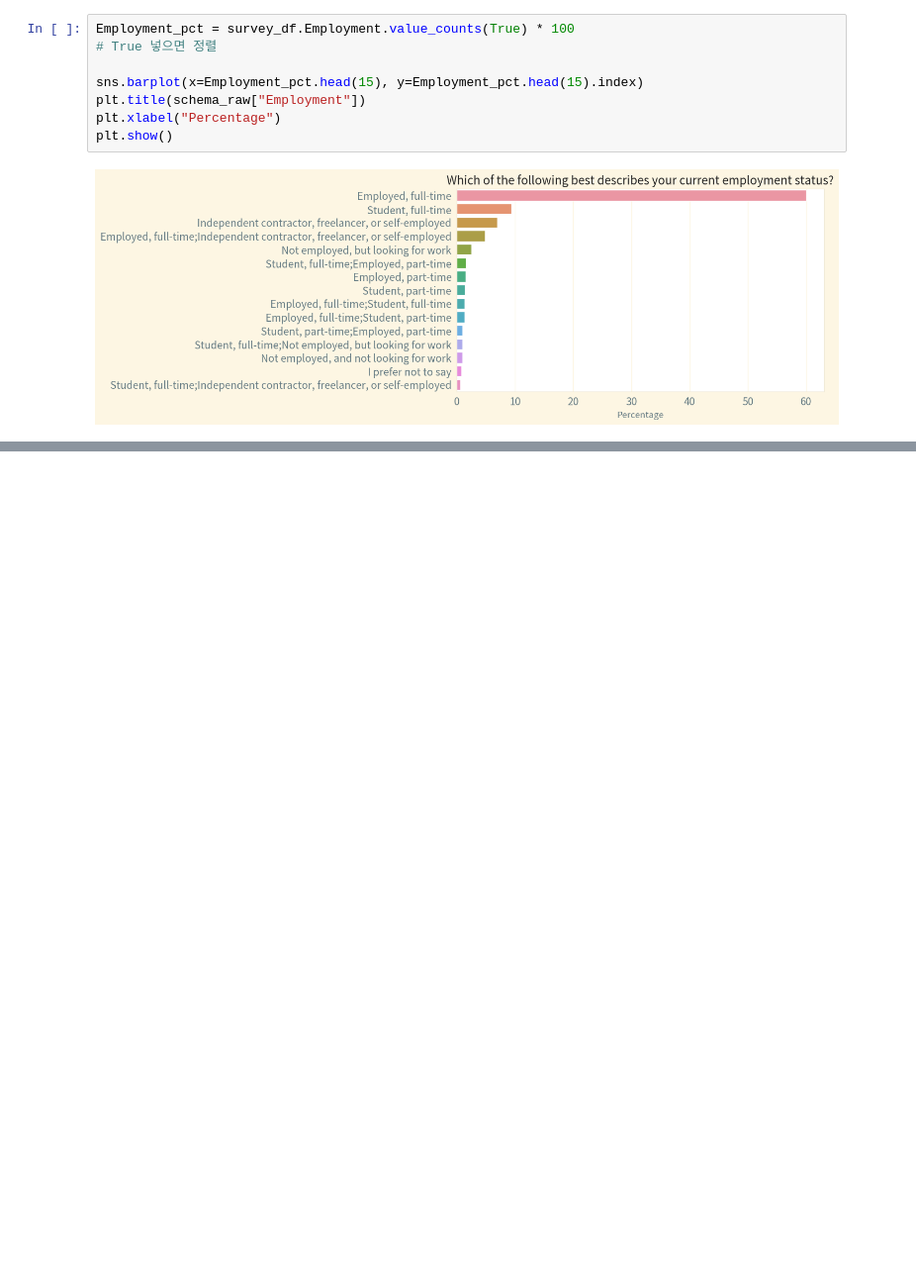
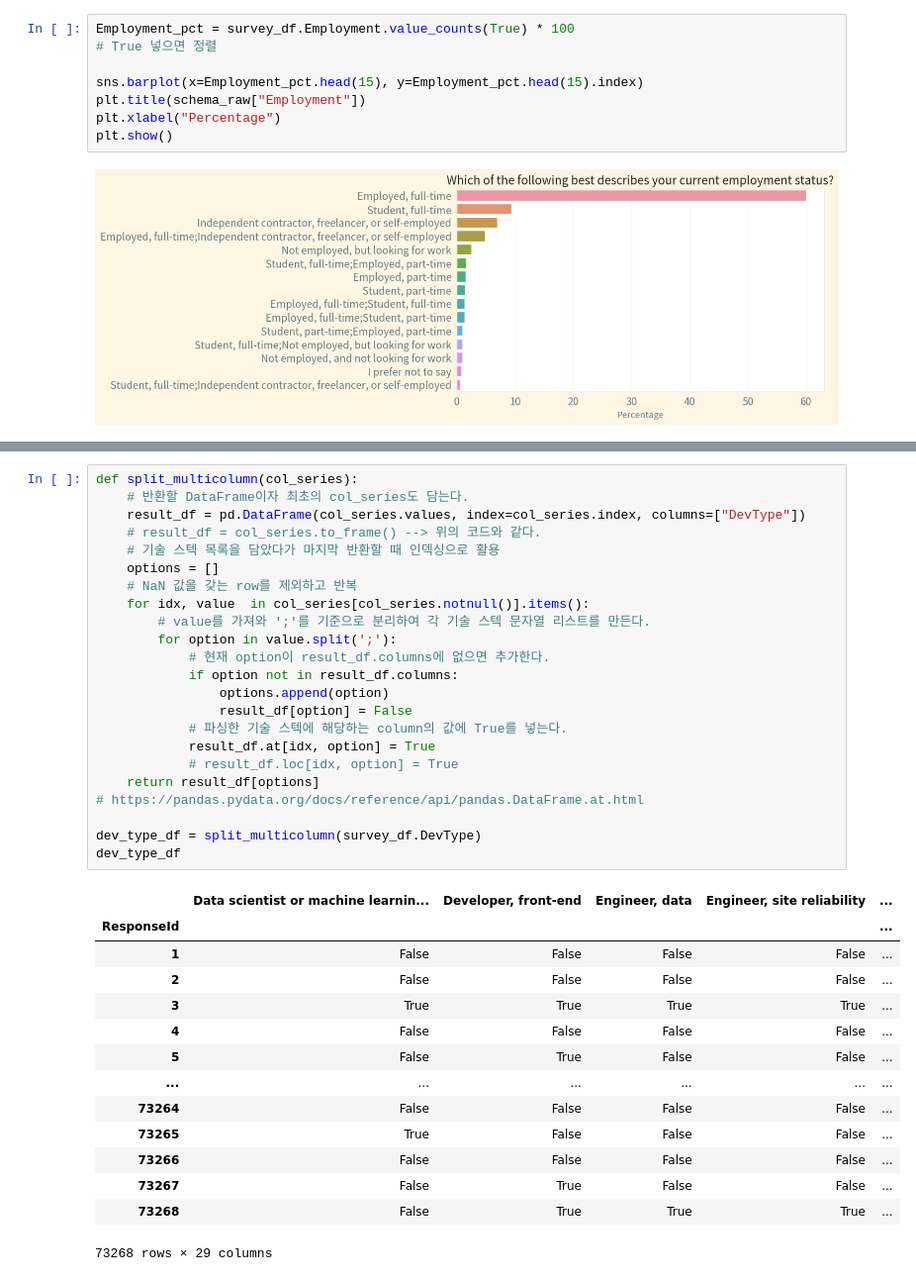
Before and after one commit to DeerWeak/pythonbasic, a Jupyter notebook: 230130python.ipynb, the cells around one changed output, grey strips where cells are left out. Shown at 99% size. Drawn from its saved outputs; the diff is of its cells as text; blank space fills up the shorter version.

Commit message:
39th commit: dataframe graph

```diff
--- a/230130python.ipynb
+++ b/230130python.ipynb
@@ -643,0 +646,38 @@ employment = (survey_df.EMployment.value_counts(True) * 100).head(15)
+# %%
+def split_multicolumn(col_series):
+    # 반환할 DataFrame이자 최초의 col_series도 담는다.
+    result_df = pd.DataFrame(col_series.values, index=col_series.index, columns=["DevType"])
+    # result_df = col_series.to_frame() --> 위의 코드와 같다.
+    # 기술 스텍 목록을 담았다가 마지막 반환할 때 인덱싱으로 활용
+    options = []
+    # NaN 값을 갖는 row를 제외하고 반복
+    for idx, value  in col_series[col_series.notnull()].items():
+        # value를 가져와 ';'를 기준으로 분리하여 각 기술 스텍 문자열 리스트를 만든다.
+        for option in value.split(';'):
+            # 현재 option이 result_df.columns에 없으면 추가한다.
+            if option not in result_df.columns:
+                options.append(option)
+                result_df[option] = False
+            # 파싱한 기술 스텍에 해당하는 column의 값에 True를 넣는다.
+            result_df.at[idx, option] = True
+            # result_df.loc[idx, option] = True
+    return result_df[options]
+# https://pandas.pydata.org/docs/reference/api/pandas.DataFrame.at.html
+
+dev_type_df = split_multicolumn(survey_df.DevType)
+dev_type_df
+# %% [output]
+|  | Data scientist or machine learnin... | Developer, front-end | Engineer, data | Engineer, site reliability | ... |
+| ResponseId |  |  |  |  | ... |
+| 1 | False | False | False | False | ... |
+| 2 | False | False | False | False | ... |
+| 3 | True | True | True | True | ... |
+| 4 | False | False | False | False | ... |
+| 5 | False | True | False | False | ... |
+| ... | ... | ... | ... | ... | ... |
+| 73264 | False | False | False | False | ... |
+| 73265 | True | False | False | False | ... |
+| 73266 | False | False | False | False | ... |
+| 73267 | False | True | False | False | ... |
+| 73268 | False | True | True | True | ... |
+73268 rows × 29 columns
```
Also changed, not shown: parts of 3 cells of this notebook, 1 other file.
